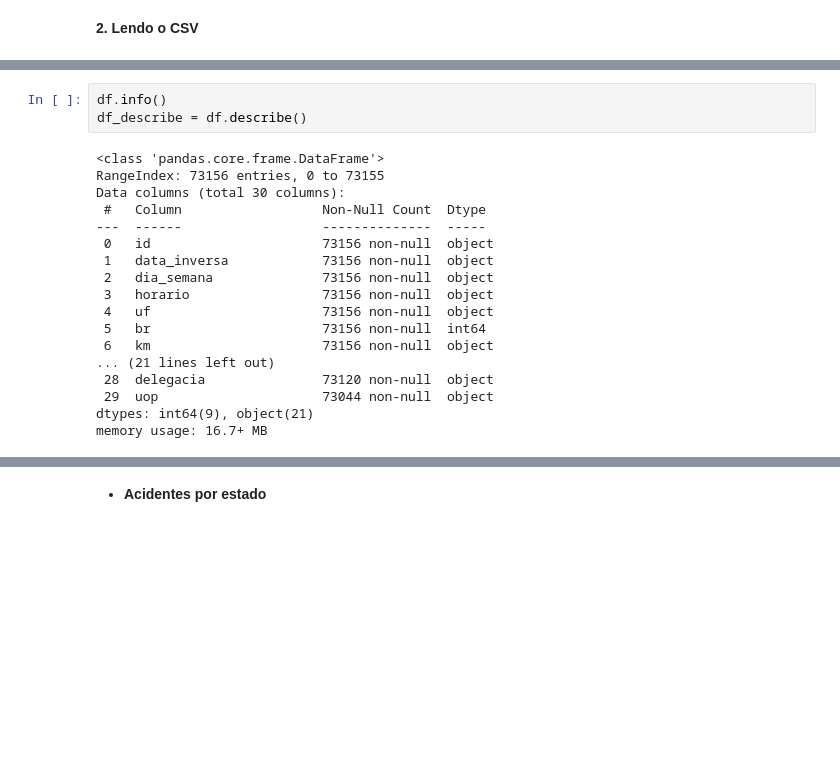
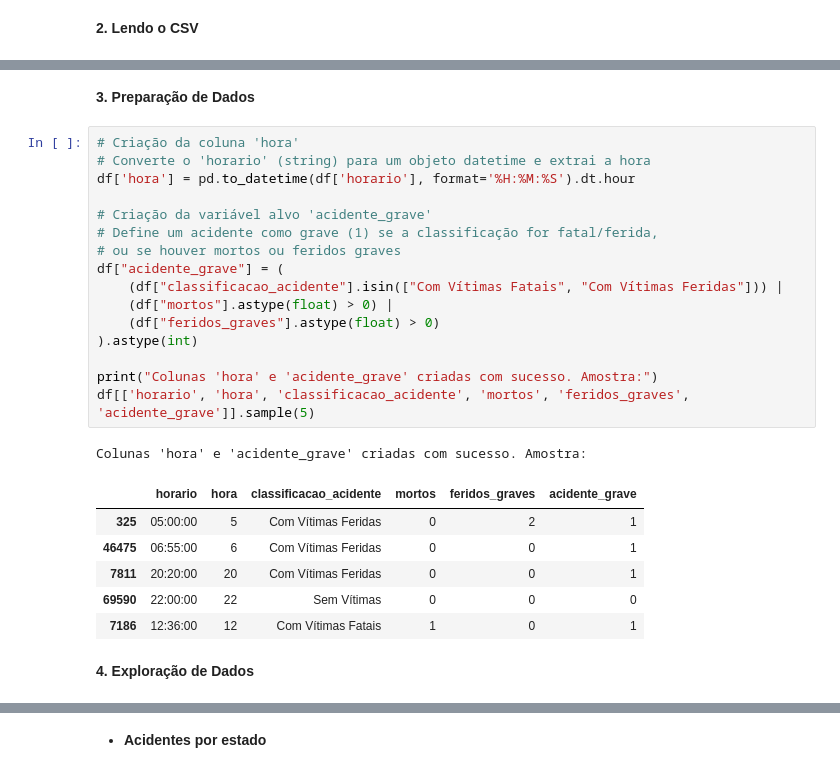
Before and after one commit to GiovaniFZ/Projeto_C318, a Jupyter notebook: Código_C318.ipynb, the cells around one changed output, grey strips where cells are left out. Cells and saved outputs as stored; diff of their text form; blank space fills up the shorter version.

```diff
--- a/Código_C318.ipynb
+++ b/Código_C318.ipynb
@@ -66,21 +70,28 @@ df
-# %%
-df.info()
-df_describe = df.describe()
-# %% [output]
-<class 'pandas.core.frame.DataFrame'>
-RangeIndex: 73156 entries, 0 to 73155
-Data columns (total 30 columns):
- #   Column                  Non-Null Count  Dtype
----  ------                  --------------  -----
- 0   id                      73156 non-null  object
- 1   data_inversa            73156 non-null  object
- 2   dia_semana              73156 non-null  object
- 3   horario                 73156 non-null  object
- 4   uf                      73156 non-null  object
- 5   br                      73156 non-null  int64
- 6   km                      73156 non-null  object
-... (21 lines left out)
- 28  delegacia               73120 non-null  object
- 29  uop                     73044 non-null  object
-dtypes: int64(9), object(21)
-memory usage: 16.7+ MB
+# %% [markdown]
+**3. Preparação de Dados**
+# %%
+# Criação da coluna 'hora'
+# Converte o 'horario' (string) para um objeto datetime e extrai a hora
+df['hora'] = pd.to_datetime(df['horario'], format='%H:%M:%S').dt.hour
+
+# Criação da variável alvo 'acidente_grave'
+# Define um acidente como grave (1) se a classificação for fatal/ferida,
+# ou se houver mortos ou feridos graves
+df["acidente_grave"] = (
+    (df["classificacao_acidente"].isin(["Com Vítimas Fatais", "Com Vítimas Feridas"])) |
+    (df["mortos"].astype(float) > 0) |
+    (df["feridos_graves"].astype(float) > 0)
+).astype(int)
+
+print("Colunas 'hora' e 'acidente_grave' criadas com sucesso. Amostra:")
+df[['horario', 'hora', 'classificacao_acidente', 'mortos', 'feridos_graves', 'acidente_grave']].sample(5)
+# %% [output]
+Colunas 'hora' e 'acidente_grave' criadas com sucesso. Amostra:
+|  | horario | hora | classificacao_acidente | mortos | feridos_graves | acidente_grave |
+| 325 | 05:00:00 | 5 | Com Vítimas Feridas | 0 | 2 | 1 |
+| 46475 | 06:55:00 | 6 | Com Vítimas Feridas | 0 | 0 | 1 |
+| 7811 | 20:20:00 | 20 | Com Vítimas Feridas | 0 | 0 | 1 |
+| 69590 | 22:00:00 | 22 | Sem Vítimas | 0 | 0 | 0 |
+| 7186 | 12:36:00 | 12 | Com Vítimas Fatais | 1 | 0 | 1 |
+# %% [markdown]
+**4. Exploração de Dados**
```
Also changed, not shown: parts of 12 cells of this notebook, 2 other files.
